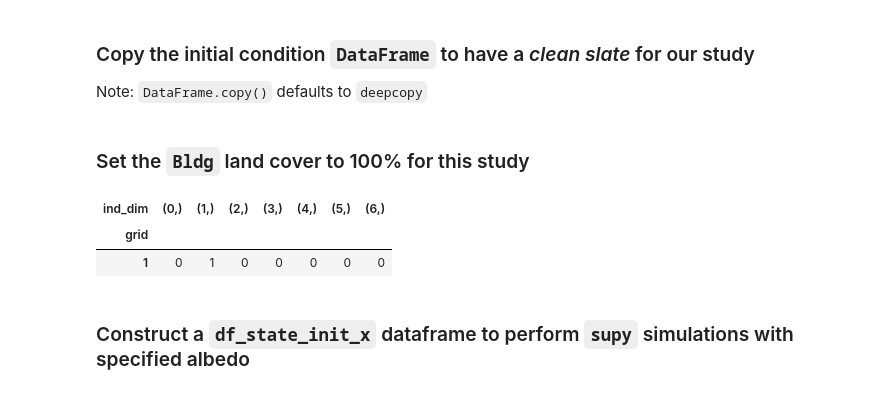
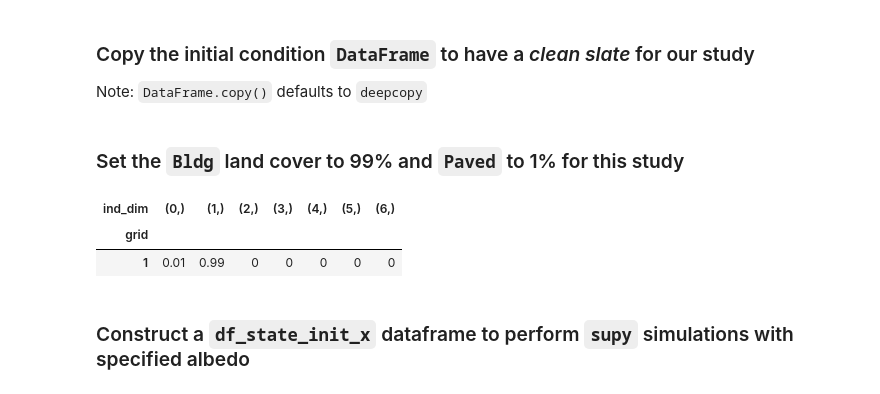
Before and after one commit to sj-mei/SUEWS, a Jupyter notebook: docs/source/tutorials/python/impact-studies.ipynb, the cells around one changed output. Cells and saved outputs as stored; diff of their text form; code cells hidden in the pictures.

```diff
--- a/docs/source/tutorials/python/impact-studies.ipynb
+++ b/docs/source/tutorials/python/impact-studies.ipynb
@@ -69,15 +60,16 @@ Note: `DataFrame.copy()` defaults to `deepcopy`
 # %%
 df_state_init_test = df_state_init.copy()
 # %% [markdown]
-### Set the `Bldg` land cover to 100% for this study
+### Set the `Bldg` land cover to 99% and `Paved` to 1% for this study
 # %%
 df_state_init_test.sfr_surf = 0
-df_state_init_test.loc[:, ('sfr_surf', '(1,)')] = 1
+df_state_init_test.loc[:, ("sfr_surf", "(1,)")] = 0.99
+df_state_init_test.loc[:, ("sfr_surf", "(0,)")] = 0.01
 df_state_init_test.sfr_surf
 # %% [output]
 | ind_dim | (0,) | (1,) | (2,) | (3,) | (4,) | (5,) | (6,) |
 | grid |  |  |  |  |  |  |  |
-| 1 | 0 | 1 | 0 | 0 | 0 | 0 | 0 |
+| 1 | 0.01 | 0.99 | 0 | 0 | 0 | 0 | 0 |
 # %% [markdown]
 ### Construct a `df_state_init_x` dataframe to perform  `supy` simulations with specified albedo
 # %%
```
Also changed, not shown: parts of 13 cells of this notebook, 54 other files.
